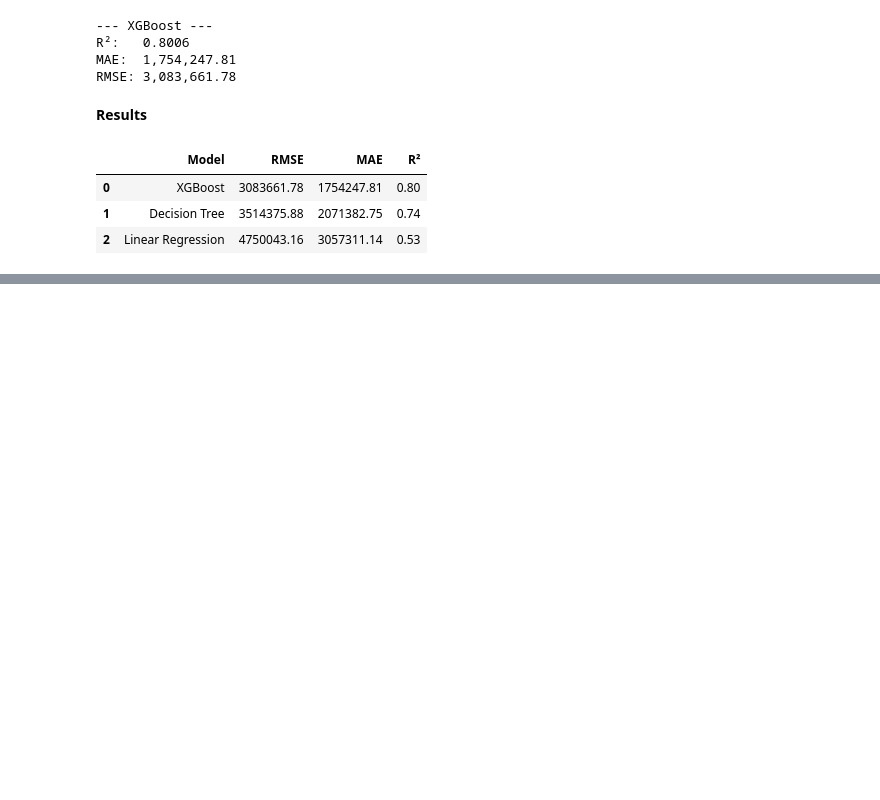
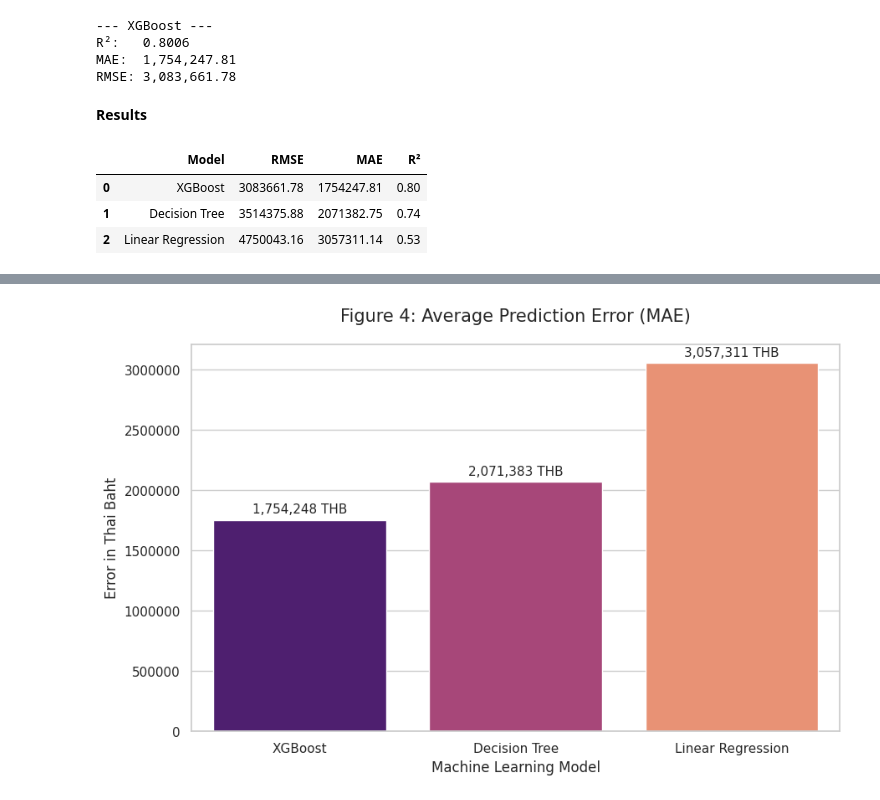
Before and after one commit to Chitiphat-T/House-Price-Prediction-ML-Models-in-Thailand, a Jupyter notebook: notebooks/ML_Project.ipynb, the cells around one changed output, grey strips where cells are left out. Cells and saved outputs as stored; diff of their text form; code cells hidden in the pictures; blank space fills up the shorter version.

```diff
--- a/notebooks/ML_Project.ipynb
+++ b/notebooks/ML_Project.ipynb
@@ -523,0 +576,22 @@ results_df.round(2)
+# %%
+plt.figure(figsize=(10, 6))
+
+plot = sns.barplot(x='Model', y='MAE', data=results_df, palette='magma')
+
+for p in plot.patches:
+    plot.annotate(f'{p.get_height():,.0f} THB',
+                   (p.get_x() + p.get_width() / 2., p.get_height()),
+                   ha = 'center', va = 'center',
+                   xytext = (0, 9),
+                   textcoords = 'offset points',
+                   fontsize=11)
+
+plt.title('Figure 4: Average Prediction Error (MAE)', fontsize=15, pad=20)
+plt.ylabel('Error in Thai Baht', fontsize=12)
+plt.xlabel('Machine Learning Model', fontsize=12)
+
+plt.ticklabel_format(style='plain', axis='y')
+
+plt.show()
+# %% [output]
+[figure, added]
```
Also changed, not shown: parts of 7 cells of this notebook.
